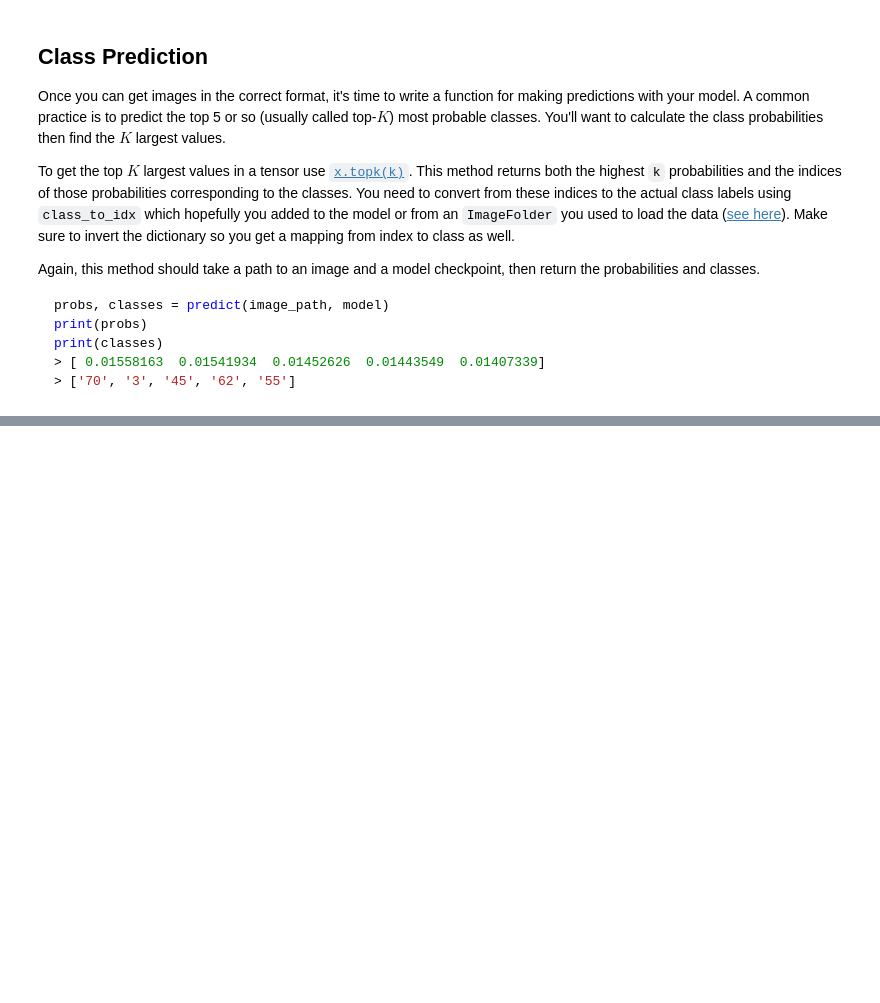
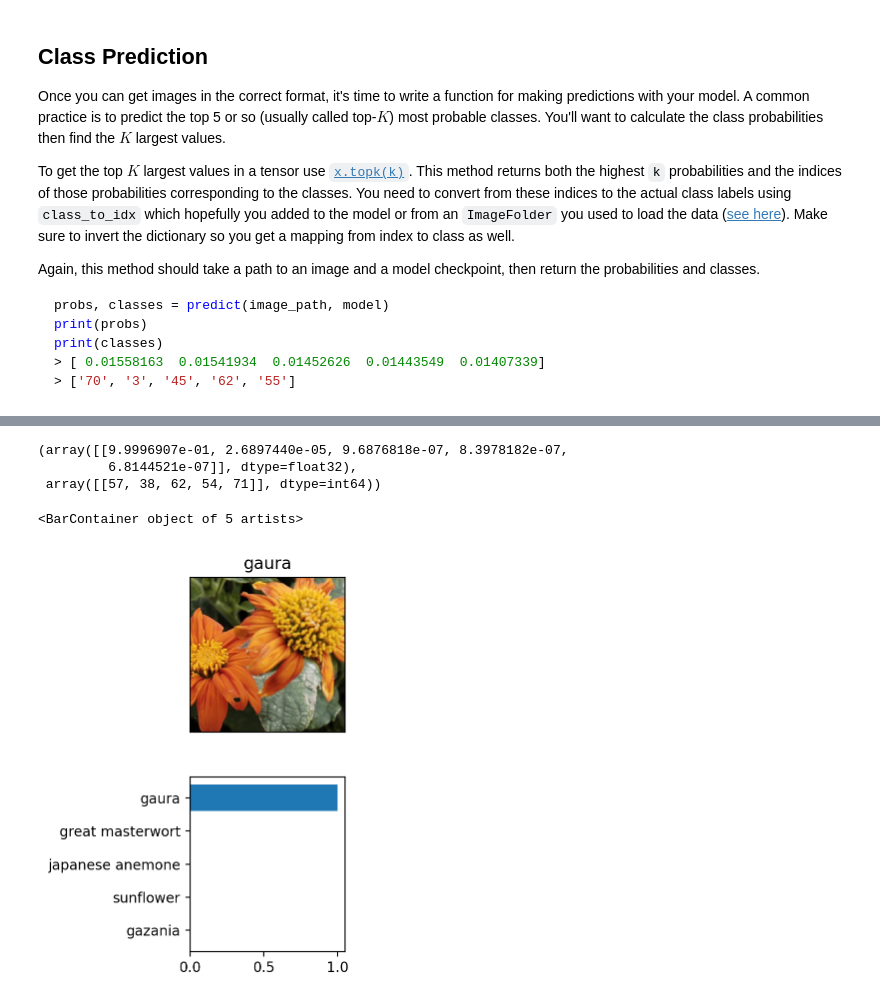
Before and after one commit to rishipappu/udacity_flowers, a Jupyter notebook: Image Classifier Project.ipynb, the cells around one changed output, grey strips where cells are left out. Cells and saved outputs as stored; diff of their text form; code cells hidden in the pictures; blank space fills up the shorter version.

```diff
--- a/Image Classifier Project.ipynb
+++ b/Image Classifier Project.ipynb
@@ -301,6 +384,14 @@ def predict(image_path, model, topk=5):
     '''
 
     # TODO: Implement the code to predict the class from an image file
+    image = torch.from_numpy(np.float32(process_image(image_path))).to(device)
+    model = load_checkpoint(model).to(device)
+    model.eval()
+    with torch.no_grad():
+        logps = model(image.unsqueeze(0))
+        ps = torch.exp(logps)
+        top_p, top_class = ps.topk(topk, dim=1)
+        return (top_p.detach().cpu().numpy(), top_class.detach().cpu().numpy())
 # %% [markdown]
 ## Sanity Checking
 
@@ -311,3 +402,23 @@ Now that you can use a trained model for predictions, check to make sure it make
 You can convert from the class integer encoding to actual flower names with the `cat_to_name.json` file (should have been loaded earlier in the notebook). To show a PyTorch tensor as an image, use the `imshow` function defined above.
 # %%
 # TODO: Display an image along with the top 5 classes
+image = "./flowers/valid/59/image_05086.jpg"
+probs, classes = predict(image, "checkpoint.pth")
+probs, classes
+# %% [output]
+(array([[9.9996907e-01, 2.6897440e-05, 9.6876818e-07, 8.3978182e-07,
+         6.8144521e-07]], dtype=float32),
+ array([[57, 38, 62, 54, 71]], dtype=int64))
+# %%
+fig, (ax1, ax2) = plt.subplots(figsize=(2,5), nrows=2)
+imshow(process_image(image), ax1)
+ax1.tick_params(left=False, bottom=False, labelleft=False, labelbottom=False)
+labels = []
+for flower in classes[0]:
+    labels.append(cat_to_name[str(flower)])
+
+ax1.set_title(labels[0])
+ax2.barh(y=labels[::-1], width=probs[0][::-1])
+# %% [output]
+<BarContainer object of 5 artists>
+[figure, added]
```
Also changed, not shown: parts of 19 cells of this notebook, 3 other files.
